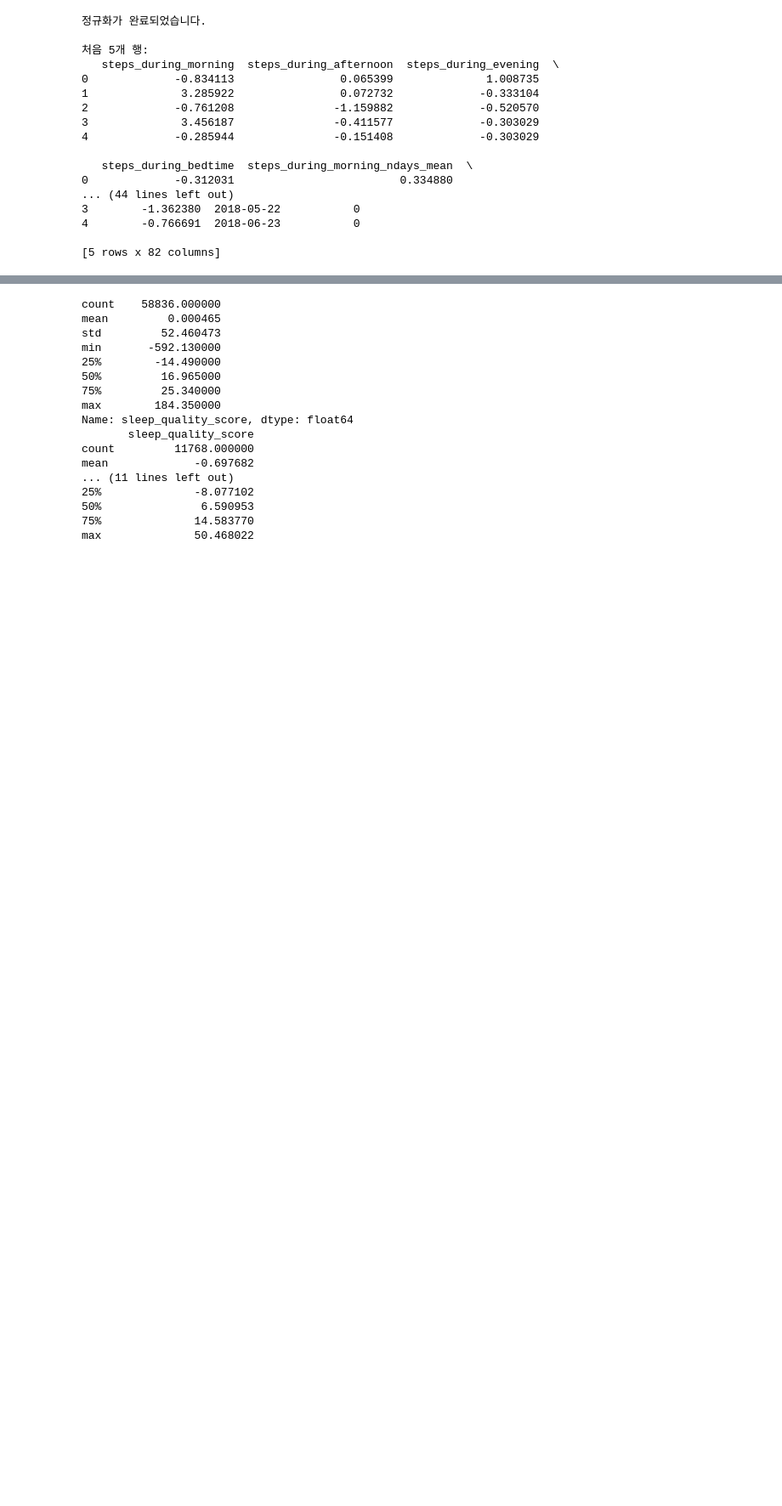
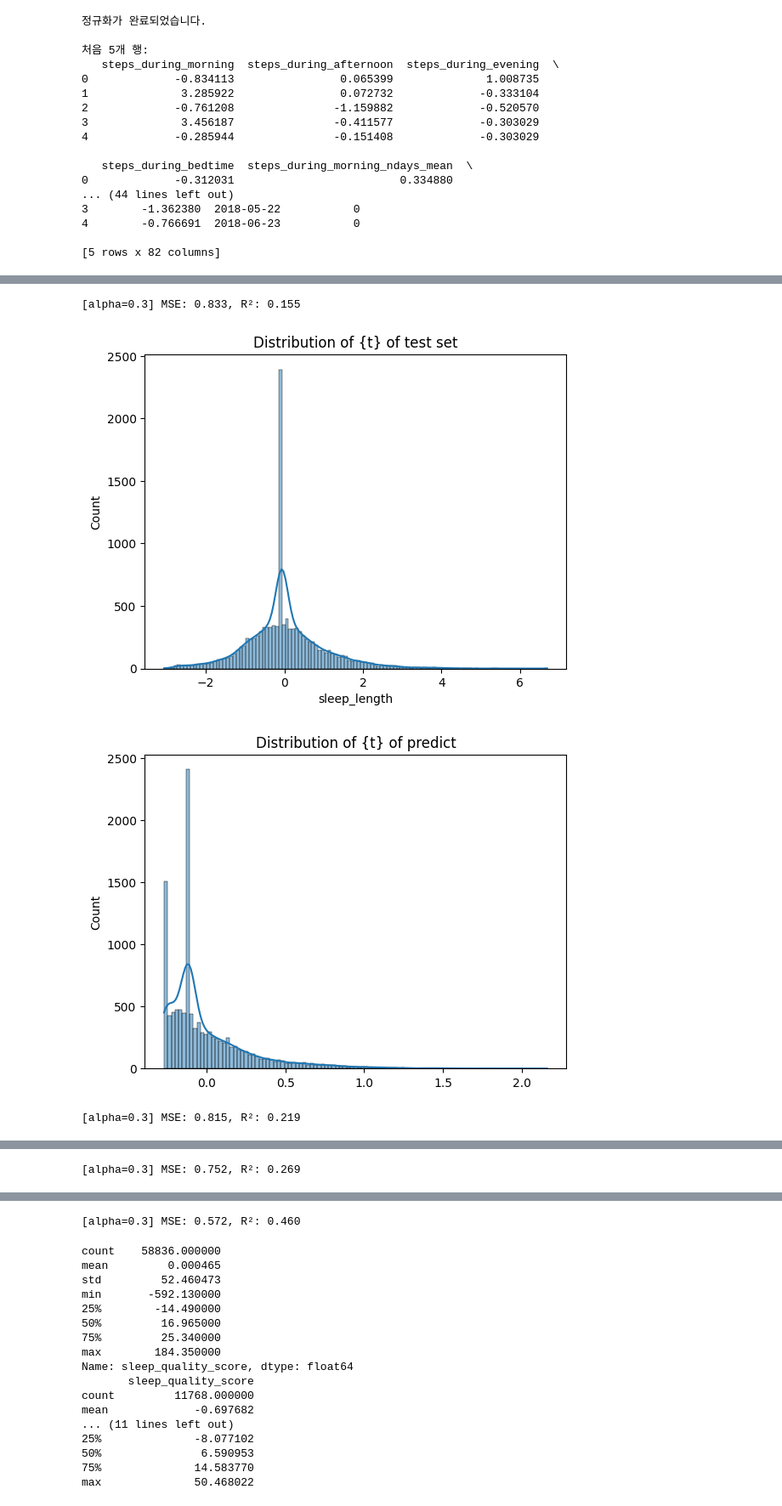
Before and after one commit to yxxgmxn/Sleep_project, a Jupyter notebook: processing.ipynb, the cells around one changed output, grey strips where cells are left out. Shown: that part at 85% size. Drawn from its saved outputs; the diff is of its cells as text; code cells hidden in the pictures; blank space fills up the shorter version.

Commit message:
lasso regression direct prediction

```diff
--- a/processing.ipynb
+++ b/processing.ipynb
@@ -158,15 +113,15 @@ data.to_csv('processed_data.csv', index=False)
 from sklearn.model_selection import train_test_split
 
 # 예시: 수면의 질을 예측할 특징(features)와 목표(target)
-features = data.drop(columns=['sleep_quality_score', 'score_level', 'patient_id', 'timestamp'])
-target = data['sleep_quality_score']  # 또는 score_level로 분류 모델 만들 수도 있음
+features = data.drop(columns=['sleep_length',
+    'sleep_efficiency',
+    'sleep_onset_dev',
+    'sleep_counts',
+    'patient_id',
+    'timestamp'])
+targets = ['sleep_length',
+    'sleep_efficiency',
+    'sleep_onset_dev',
+    'sleep_counts']  # 또는 score_level로 분류 모델 만들 수도 있음
 
 random_seed = 42
-
-# 80% 훈련, 20% 테스트
-X_train, X_test, y_train, y_test = train_test_split(
-    features,
-    target,
-    test_size=0.2,
-    random_state=random_seed  # 결과 재현 가능하게
-)
@@ -222,0 +128,43 @@ NameError: name 'random_seed' is not defined
+# %%
+from sklearn.linear_model import Lasso
+from sklearn.metrics import mean_squared_error, r2_score
+import pandas as pd
+import matplotlib.pyplot as plt
+import seaborn as sns
+
+for t in targets:
+    target = data[t]
+    # 80% 훈련, 20% 테스트
+    X_train, X_test, y_train, y_test = train_test_split(
+    features,
+    target,
+    test_size=0.2,
+    random_state=random_seed  # 결과 재현 가능하게
+    )
+
+    # 첫 번째 Lasso 모델 (alpha=0.01)
+    lasso = Lasso(alpha=0.1, random_state=random_seed)
+    lasso.fit(X_train, y_train)
+    y_pred = lasso.predict(X_test)
+    mse = mean_squared_error(y_test, y_pred)
+    r2 = r2_score(y_test, y_pred)
+    print(f'[alpha=0.3] MSE: {mse:.3f}, R²: {r2:.3f}')
+
+
+    y_test_pd = pd.DataFrame(y_test,columns=[t])
+    y_pred_pd = pd.DataFrame(y_pred,columns=[t])
+
+    # 히스토그램으로 분포 보기
+    sns.histplot(y_test, kde=True)
+    plt.title(f'Distribution of {t} of test set')
+    plt.show()
+
+    # 히스토그램으로 분포 보기
+    sns.histplot(y_pred, kde=True)
+    plt.title(f'Distribution of {t} of predict')
+    plt.show()
+# %% [output]
+[alpha=0.3] MSE: 0.833, R²: 0.155
+[figure, added]
+[figure, added]
+[alpha=0.3] MSE: 0.815, R²: 0.219
@@ -222,0 +173 @@ NameError: name 'random_seed' is not defined
+[alpha=0.3] MSE: 0.752, R²: 0.269
@@ -223,3 +176,4 @@ NameError: name 'random_seed' is not defined
+[alpha=0.3] MSE: 0.572, R²: 0.460
 # %%
 print(data['sleep_quality_score'].describe())
 print(y_test_pd.describe())
```
Also changed, not shown: parts of 14 cells of this notebook, 1 other file.
